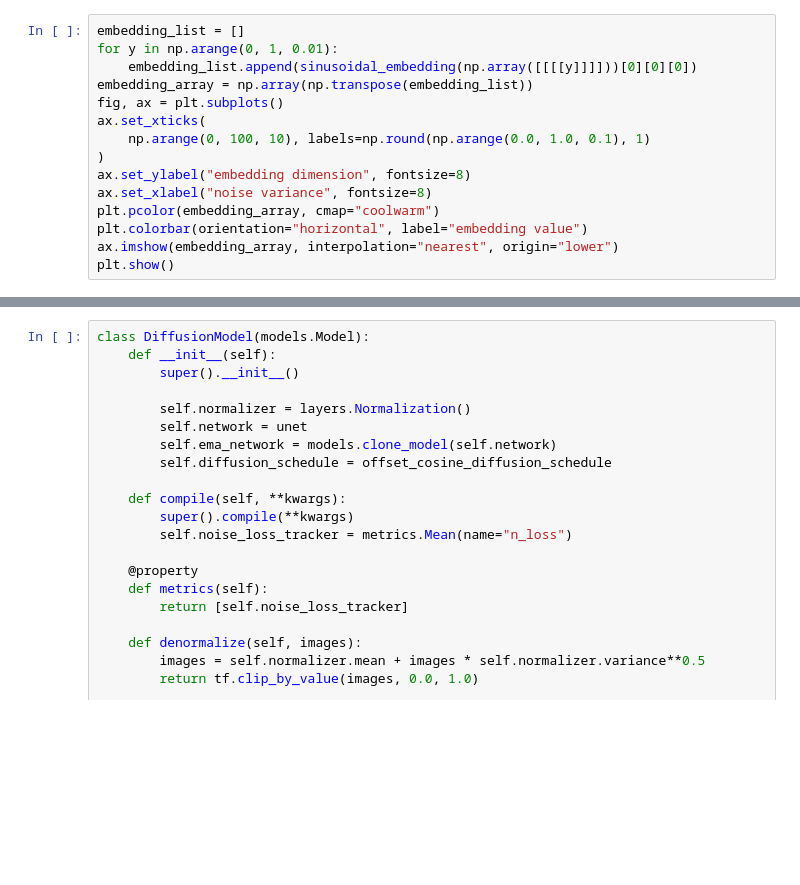
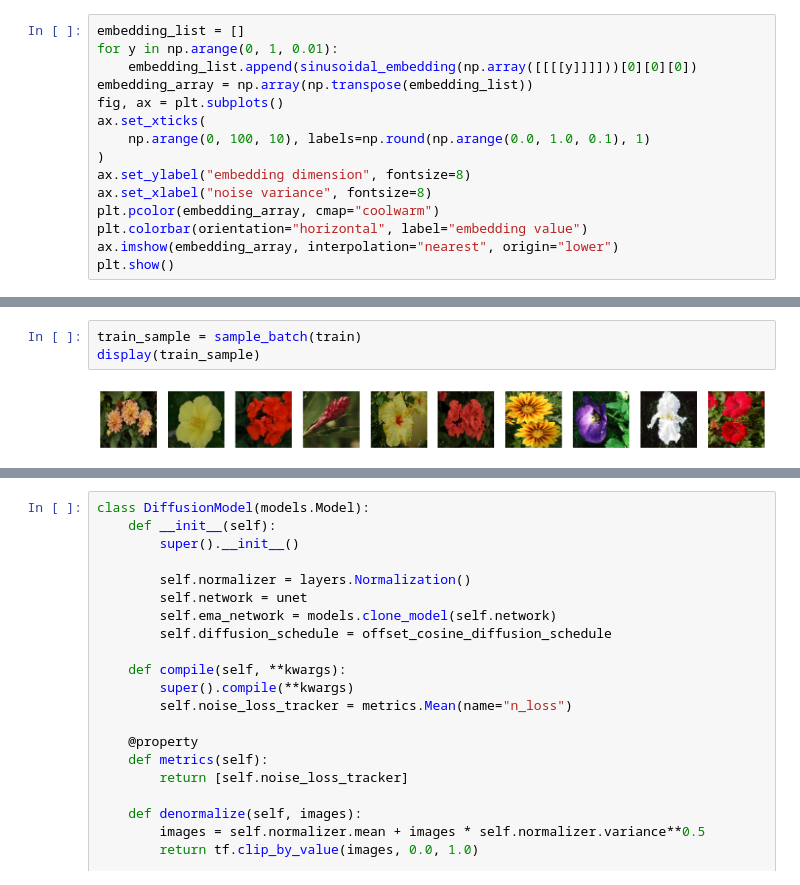
Before and after one commit to vinayex2/generative_models, a Jupyter notebook: Chapter8_DiffusionModels.ipynb, the cells around one changed output, grey strips where cells are left out. Cells and saved outputs as stored; diff of their text form; blank space fills up the shorter version.

```diff
--- a/Chapter8_DiffusionModels.ipynb
+++ b/Chapter8_DiffusionModels.ipynb
@@ -373,0 +391,5 @@ unet = models.Model([noisy_images, noise_variances], x, name="unet")
+# %%
+train_sample = sample_batch(train)
+display(train_sample)
+# %% [output]
+[figure, added]
```
Also changed, not shown: parts of 6 cells of this notebook.
